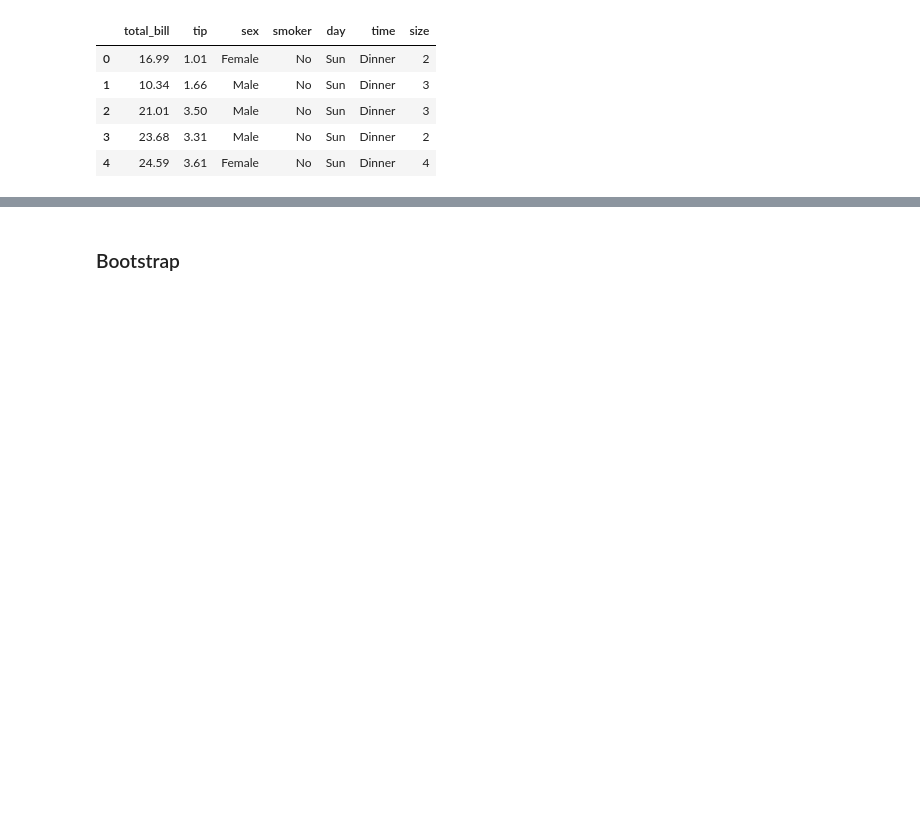
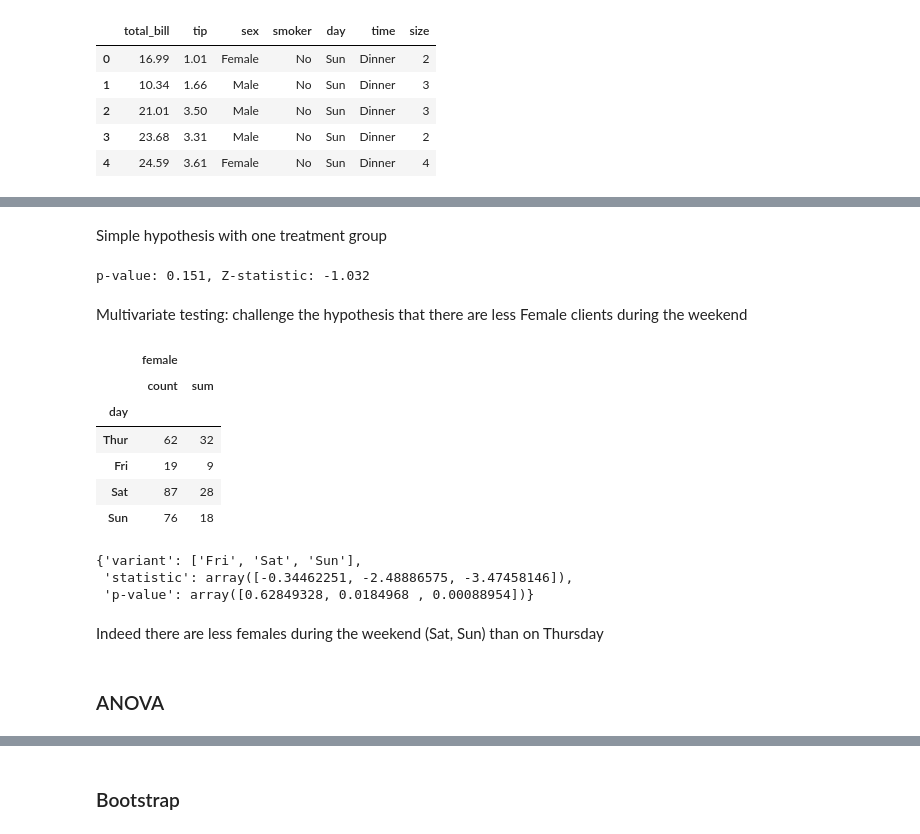
Before and after one commit to NPodlozhniy/podlozhnyy-module, a Jupyter notebook: Playbook.ipynb, the cells around one changed output, grey strips where cells are left out. Drawn from its saved outputs; the diff is of its cells as text; code cells hidden in the pictures; blank space fills up the shorter version.

```diff
--- a/Playbook.ipynb
+++ b/Playbook.ipynb
@@ -27,0 +25,2 @@ df.head()
+# %% [markdown]
+Simple hypothesis with one treatment group
@@ -27,0 +45,17 @@ df.head()
+# %%
+print(f"p-value: {test.variant_pvalue(alternative='less'):.3f}, Z-statistic: {test.statistic[0]:.3f}")
+# %% [output]
+p-value: 0.151, Z-statistic: -1.032
+# %% [markdown]
+Multivariate testing: challenge the hypothesis that there are less Female clients during the weekend
+# %%
+t = df.assign(female=df["sex"] == "Female").groupby("day").agg({'female': ['count', 'sum']})
+t
+# %% [output]
+|  | female |  |
+|  | count | sum |
+| day |  |  |
+| Thur | 62 | 32 |
+| Fri | 19 | 9 |
+| Sat | 87 | 28 |
+| Sun | 76 | 18 |
@@ -27,0 +71,10 @@ df.head()
+# %%
+test.groups_results(alternative='less')
+# %% [output]
+{'variant': ['Fri', 'Sat', 'Sun'],
+ 'statistic': array([-0.34462251, -2.48886575, -3.47458146]),
+ 'p-value': array([0.62849328, 0.0184968 , 0.00088954])}
+# %% [markdown]
+Indeed there are less females during the weekend (Sat, Sun) than on Thursday
+# %% [markdown]
+### ANOVA
```
Also changed, not shown: parts of 14 cells of this notebook, 1 other file.
